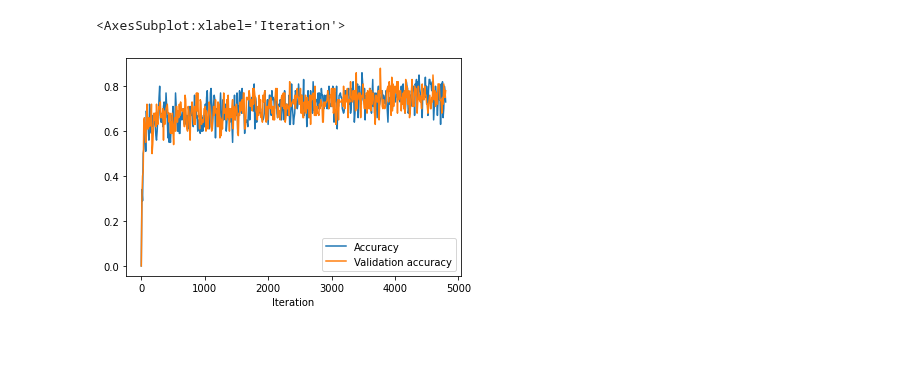
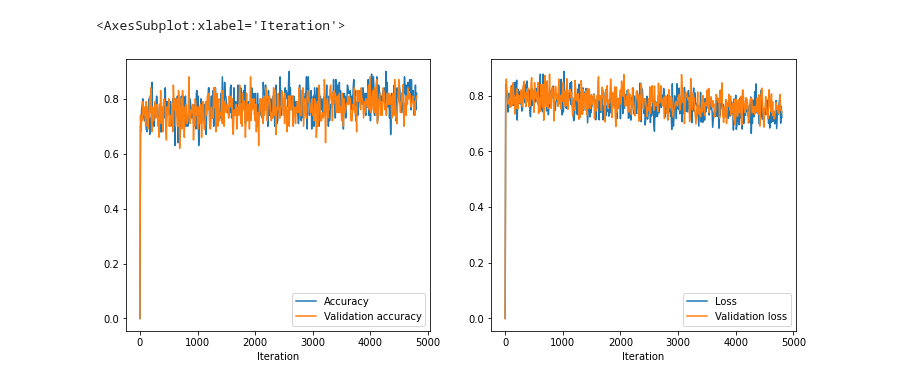
Before and after one commit to choisant/imcalML, a Jupyter notebook: notebooks/CNN_simple.ipynb, the cells around one changed output. Drawn from its saved outputs; the diff is of its cells as text; code cells hidden in the pictures; blank space fills up the shorter version.

```diff
--- a/notebooks/CNN_simple.ipynb
+++ b/notebooks/CNN_simple.ipynb
@@ -166,40 +170,44 @@ for i in range (len(k)):
 # %%
-
-def fwd_pass(net, X, y, train=False):
+#This code is heavily inspired by/copied from this tutorial; https://pythonprogramming.net/introduction-deep-learning-neural-network-pytorch/
+def fwd_pass(net, X:Tensor, y:Tensor, train=False):
+    #Checks to see if we are testing or training, as we do NOT want to update weights for testing.
     if train:
         net.zero_grad()
-    outputs = net(X.view(-1, 1, 80, 80).cuda())
-    #print(len(outputs), len(y))
+    #Calculates the accuracy and loss
+    outputs = net(X.view(-1, 1, RES, RES).to(CUDA))
     matches = [torch.argmax(i) == torch.argmax(j) for i, j in zip(outputs, y)]
     acc = matches.count(True)/len(matches)
-    loss = F.cross_entropy(outputs, y.cuda()) # loss_function(outputs, y)
-
+    loss = loss_function(outputs, y.to(CUDA)) # loss_function(outputs, y)
+    #If we are training we will apply backpropogation and update the weights, stepping towards lower loss.
     if train:
         loss.backward()
         optimizer.step()
     return acc, loss
 
-def test(net, data, size = 32):
+def test(net, data, size:str = 32):
+    #Returns accuracy and loss on validation data
     dataset = DataLoader(data, size, shuffle=True) #shuffle data and choose batch size
     X, y = next(iter(dataset)) #get a random batch
     val_acc, val_loss = fwd_pass(net, X, y)
     return val_acc, val_loss
 
 def predict(net, data):
+    #Returns the predictions (as class number values)
     dataset = DataLoader(data, 1, shuffle=True) #shuffle data and choose batch size
     prediction = torch.zeros(len(dataset))
     truth = torch.zeros(len(dataset))
     i = 0
     for data in tqdm(dataset):
         X, y = data
-        output = net(X.view(-1, 1, 80, 80).cuda())
+        output = net(X.view(-1, 1, 80, 80).to(CUDA))
         prediction[i] = torch.argmax(output)
         truth[i] = torch.argmax(y)
         i = i +1
     return truth, prediction
 
 
-def train(net, traindata, testdata, size, epochs):
+def train(net, traindata, testdata, size:str, epochs:str):
+    #Main training loop. Creates a pandas dataframe and stores information about the training process in it.
     dataset = DataLoader(traindata, size, shuffle=True)
     df_labels = ["Loss", "Accuracy", "Validation loss", "Validation accuracy", "Epoch", "Iteration"]
     df_data = [[0], [0], [0], [0], [0], [0]]
@@ -210,15 +218,15 @@ def train(net, traindata, testdata, size, epochs):
             i = i+1
             X, y = data
             acc, loss = fwd_pass(net, X, y, train=True)
-            if i % 10 == 0:
+            if i % 10 == 0: #Computes validation metrics only for 1/10 of the iterations
                 val_acc, val_loss = test(net, testdata, size=size)
                 df_data = [float(loss), acc, float(val_loss), val_acc, epoch, i]
-                #print(df_labels, df_data)
                 new_df = pd.DataFrame(dict(zip(df_labels, df_data)), index=[0])
                 df = pd.concat([df, new_df], ignore_index=True)
     return df
 # %%
-#create NN
-net = Net()
+#create NN and test that nothing major is wrong.
+net = ConvNet()
 net.to(device = CUDA)
-optimizer = optim.Adam(net.parameters(), lr=0.0001)
+testimage, testlabel = traindata.images[0], traindata.img_labels[0]
+print(net(testimage.view(-1, 1, 80, 80).to(CUDA)))
@@ -233,5 +243,7 @@ training_results = train(net, traindata, testdata, 100, 20)
 # %%
-training_results.plot("Iteration", ["Accuracy", "Validation accuracy"])
+fig, axs = plt.subplots(nrows = 1, ncols = 2, figsize = (12, 5))
+training_results.plot("Iteration", ["Accuracy", "Validation accuracy"], ax=axs[0])
+training_results.plot("Iteration", ["Loss", "Validation loss"], ax=axs[1])
 # %% [output]
 <AxesSubplot:xlabel='Iteration'>
-[figure, old version]
+[figure, new version]
```
Also changed, not shown: parts of 20 cells of this notebook.
